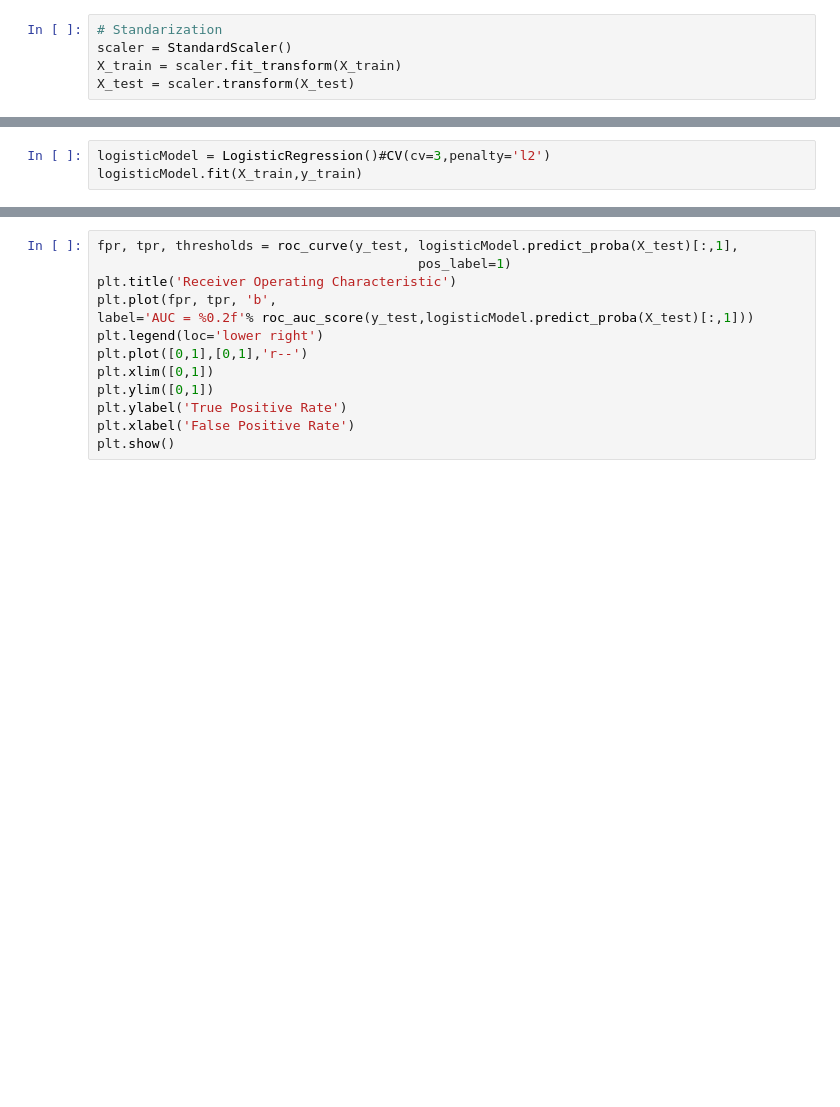
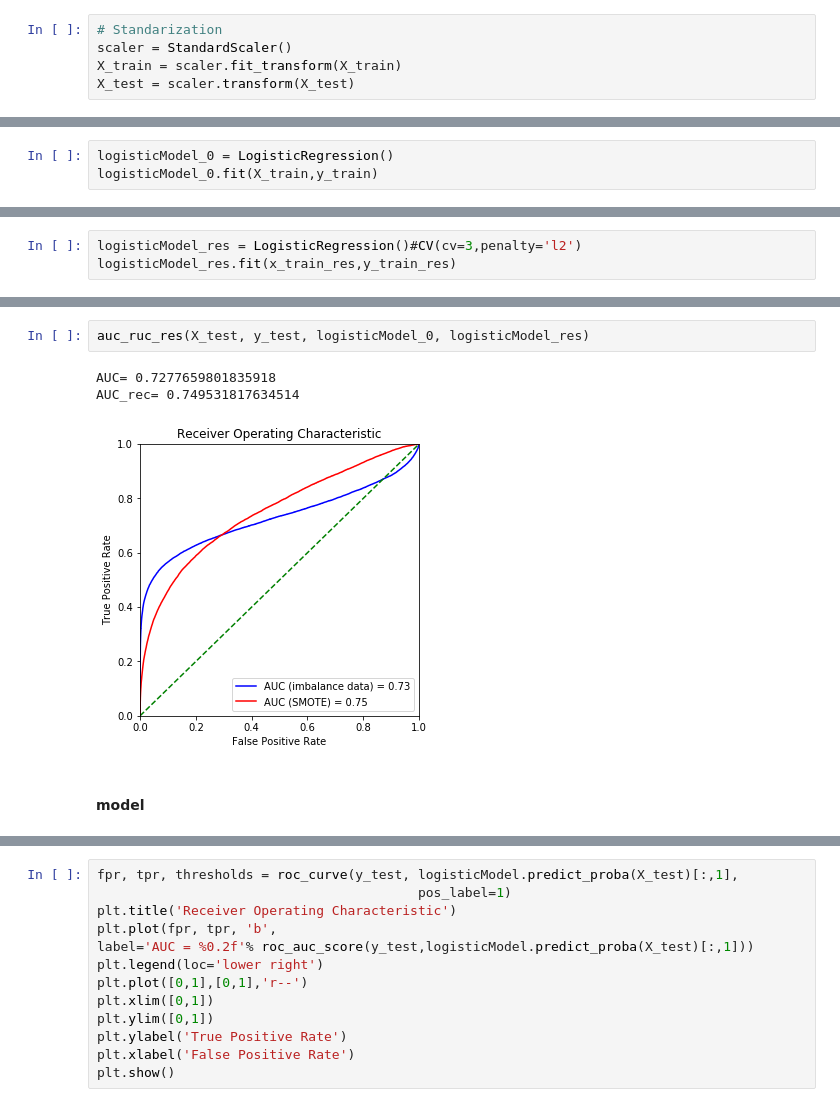
Before and after one commit to cyuancheng/Lending_Club, a Jupyter notebook: 06_LC_MachineLearning_cls.ipynb, the cells around one changed output, grey strips where cells are left out. Saved outputs shown, nothing was run; the diff lists cells and outputs as text; blank space fills up the shorter version.

```diff
--- a/06_LC_MachineLearning_cls.ipynb
+++ b/06_LC_MachineLearning_cls.ipynb
@@ -287 +445,4 @@ print(X_test.shape)
 ### Logistic Regression
+# %%
+logisticModel_0 = LogisticRegression()
+logisticModel_0.fit(X_train,y_train)
@@ -288,4 +471,4 @@ print(X_test.shape)
 # %%
-logisticModel = LogisticRegression()#CV(cv=3,penalty='l2')
-logisticModel.fit(X_train,y_train)
+logisticModel_res = LogisticRegression()#CV(cv=3,penalty='l2')
+logisticModel_res.fit(x_train_res,y_train_res)
 # %% [output]
@@ -333,0 +496,8 @@ AUC:  0.7244266731397466
+# %%
+auc_ruc_res(X_test, y_test, logisticModel_0, logisticModel_res)
+# %% [output]
+AUC= 0.7277659801835918
+AUC_rec= 0.749531817634514
+[figure, added]
+# %% [markdown]
+#### model
```
Also changed, not shown: parts of 34 cells of this notebook.
